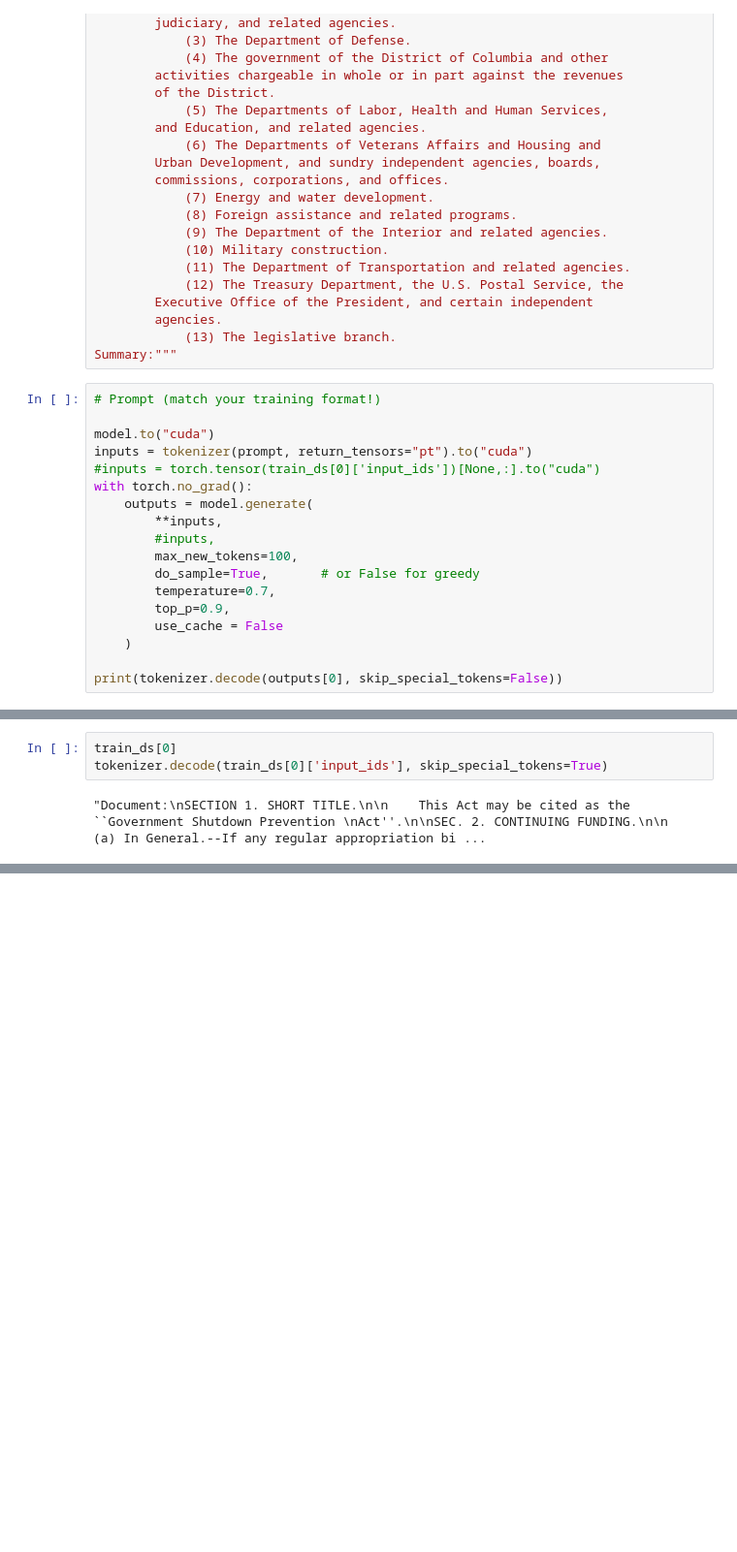
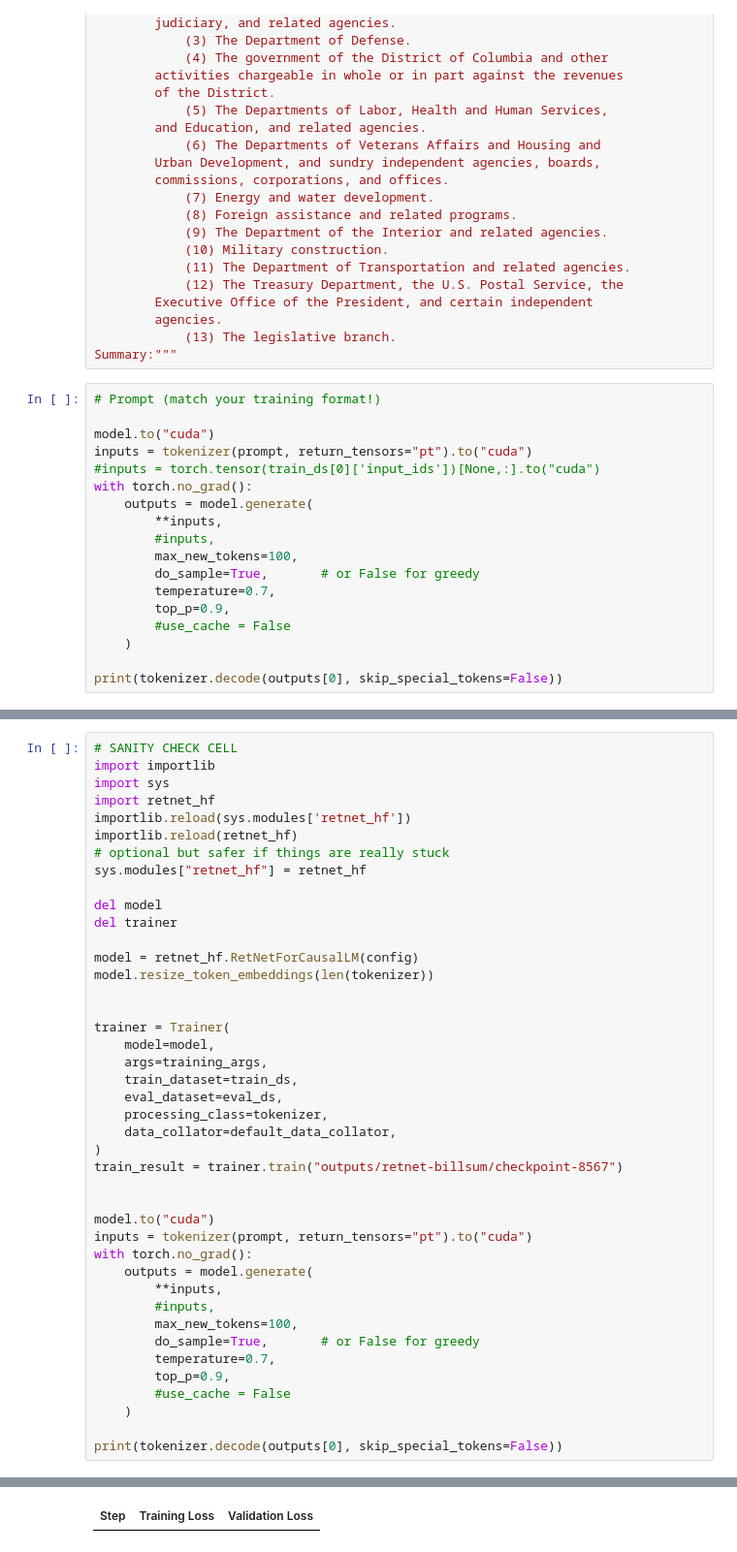
Before and after one commit to Gia-Huynh/Retnet-HuggingFace-Wrapper, a Jupyter notebook: scripts/train_retnet_clm.ipynb, the cells around one changed output, grey strips where cells are left out. Shown at 97% size. Saved outputs shown, nothing was run; the diff lists cells and outputs as text; blank space fills up the shorter version.

```diff
--- a/scripts/train_retnet_clm.ipynb
+++ b/scripts/train_retnet_clm.ipynb
@@ -525,7 +454,7 @@ with torch.no_grad():
         do_sample=True,       # or False for greedy
         temperature=0.7,
         top_p=0.9,
-        use_cache = False
+        #use_cache = False
     )
 
 print(tokenizer.decode(outputs[0], skip_special_tokens=False))
@@ -532,5 +480,43 @@ print(tokenizer.decode(outputs[0], skip_special_tokens=False))
-# %%
-train_ds[0]
-tokenizer.decode(train_ds[0]['input_ids'], skip_special_tokens=True)
-# %% [output]
-"Document:\nSECTION 1. SHORT TITLE.\n\n    This Act may be cited as the ``Government Shutdown Prevention \nAct''.\n\nSEC. 2. CONTINUING FUNDING.\n\n    (a) In General.--If any regular appropriation bi ...
+# %%
+# SANITY CHECK CELL
+import importlib
+import sys
+import retnet_hf
+importlib.reload(sys.modules['retnet_hf'])
+importlib.reload(retnet_hf)
+# optional but safer if things are really stuck
+sys.modules["retnet_hf"] = retnet_hf
+
+del model
+del trainer
+
+model = retnet_hf.RetNetForCausalLM(config)
+model.resize_token_embeddings(len(tokenizer))
+
+
+trainer = Trainer(
+    model=model,
+    args=training_args,
+    train_dataset=train_ds,
+    eval_dataset=eval_ds,
+    processing_class=tokenizer,
+    data_collator=default_data_collator,
+)
+train_result = trainer.train("outputs/retnet-billsum/checkpoint-8567")
+
+
+model.to("cuda")
+inputs = tokenizer(prompt, return_tensors="pt").to("cuda")
+with torch.no_grad():
+    outputs = model.generate(
+        **inputs,
+        #inputs,
+        max_new_tokens=100,
+        do_sample=True,       # or False for greedy
+        temperature=0.7,
+        top_p=0.9,
+        #use_cache = False
+    )
+
+print(tokenizer.decode(outputs[0], skip_special_tokens=False))
+# %% [output]
@@ -536,0 +541 @@ tokenizer.decode(train_ds[0]['input_ids'], skip_special_tokens=True)
+| Step | Training Loss | Validation Loss |
```
Also changed, not shown: parts of 11 cells of this notebook, 2 other files.
